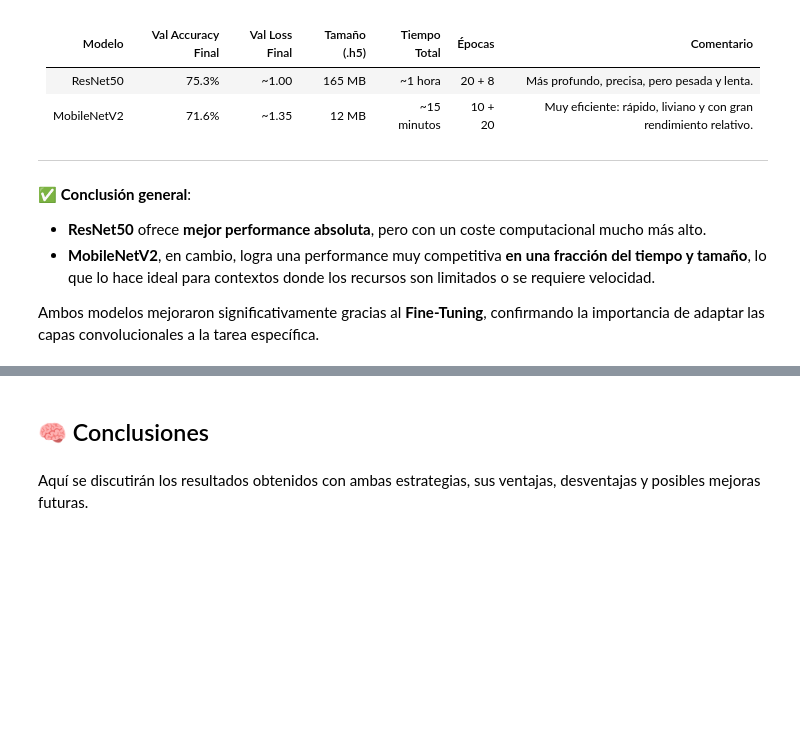
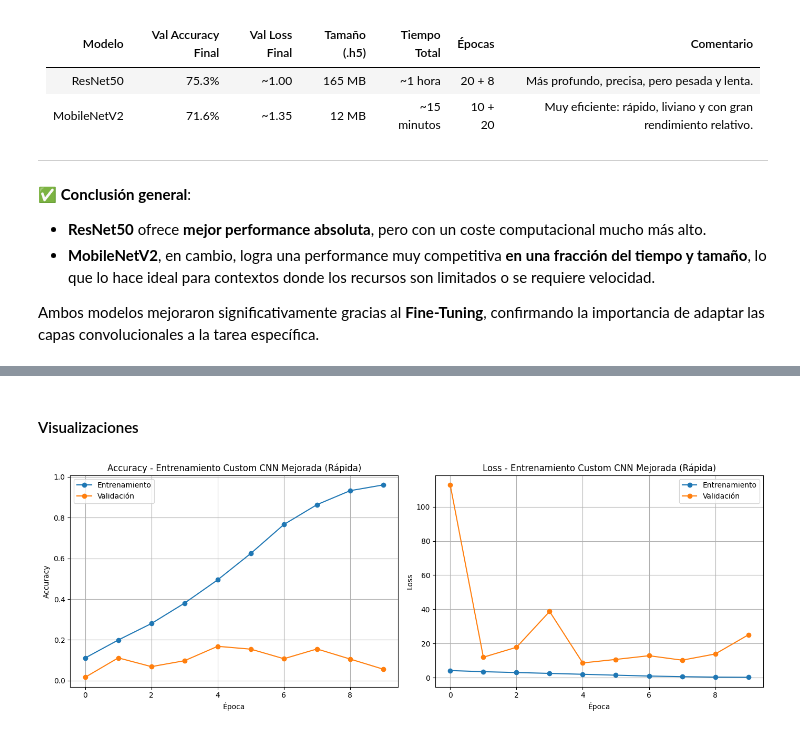
Before and after one commit to rcastillordgz/Entregable-4-Nuclio-DL, a Jupyter notebook: DSC0924ESP_Actividad_DL_Grupo_XX_COMPLETO.ipynb, the cells around one changed output, grey strips where cells are left out. Cells and saved outputs as stored; diff of their text form; code cells hidden in the pictures; blank space fills up the shorter version.

```diff
--- a/DSC0924ESP_Actividad_DL_Grupo_XX_COMPLETO.ipynb
+++ b/DSC0924ESP_Actividad_DL_Grupo_XX_COMPLETO.ipynb
@@ -1125,0 +1313,7 @@ history_custom = modelo_custom.fit(
+# %%
+history_custom = modelo_custom_rapida.fit(
+    train_dataset,
+    validation_data=validation_dataset,
+    epochs=50,
+    callbacks=[early_stop_custom, reduce_lr_custom]
+)
@@ -1126,4 +1338,32 @@ history_custom = modelo_custom.fit(
 # %% [markdown]
-## 🧠 Conclusiones
+#### Visualizaciones
-# %% [markdown]
-Aquí se discutirán los resultados obtenidos con ambas estrategias, sus ventajas, desventajas y posibles mejoras futuras.
+# %%
+# Definir rango de épocas
+epochs_range_custom = range(len(history_custom.history['accuracy']))
+
+# --- Accuracy ---
+plt.figure(figsize=(14, 5))
+
+plt.subplot(1, 2, 1)
+plt.plot(epochs_range_custom, history_custom.history['accuracy'], marker='o', label='Entrenamiento')
+plt.plot(epochs_range_custom, history_custom.history['val_accuracy'], marker='o', label='Validación')
+plt.title('Accuracy - Entrenamiento Custom CNN Mejorada (Rápida)')
+plt.xlabel('Época')
+plt.ylabel('Accuracy')
+plt.grid(True)
+plt.legend()
+
+# --- Loss ---
+plt.subplot(1, 2, 2)
+plt.plot(epochs_range_custom, history_custom.history['loss'], marker='o', label='Entrenamiento')
+plt.plot(epochs_range_custom, history_custom.history['val_loss'], marker='o', label='Validación')
+plt.title('Loss - Entrenamiento Custom CNN Mejorada (Rápida)')
+plt.xlabel('Época')
+plt.ylabel('Loss')
+plt.grid(True)
+plt.legend()
+
+plt.tight_layout()
+plt.show()
+# %% [output]
+[figure, added]
```
Also changed, not shown: parts of 35 cells of this notebook.
